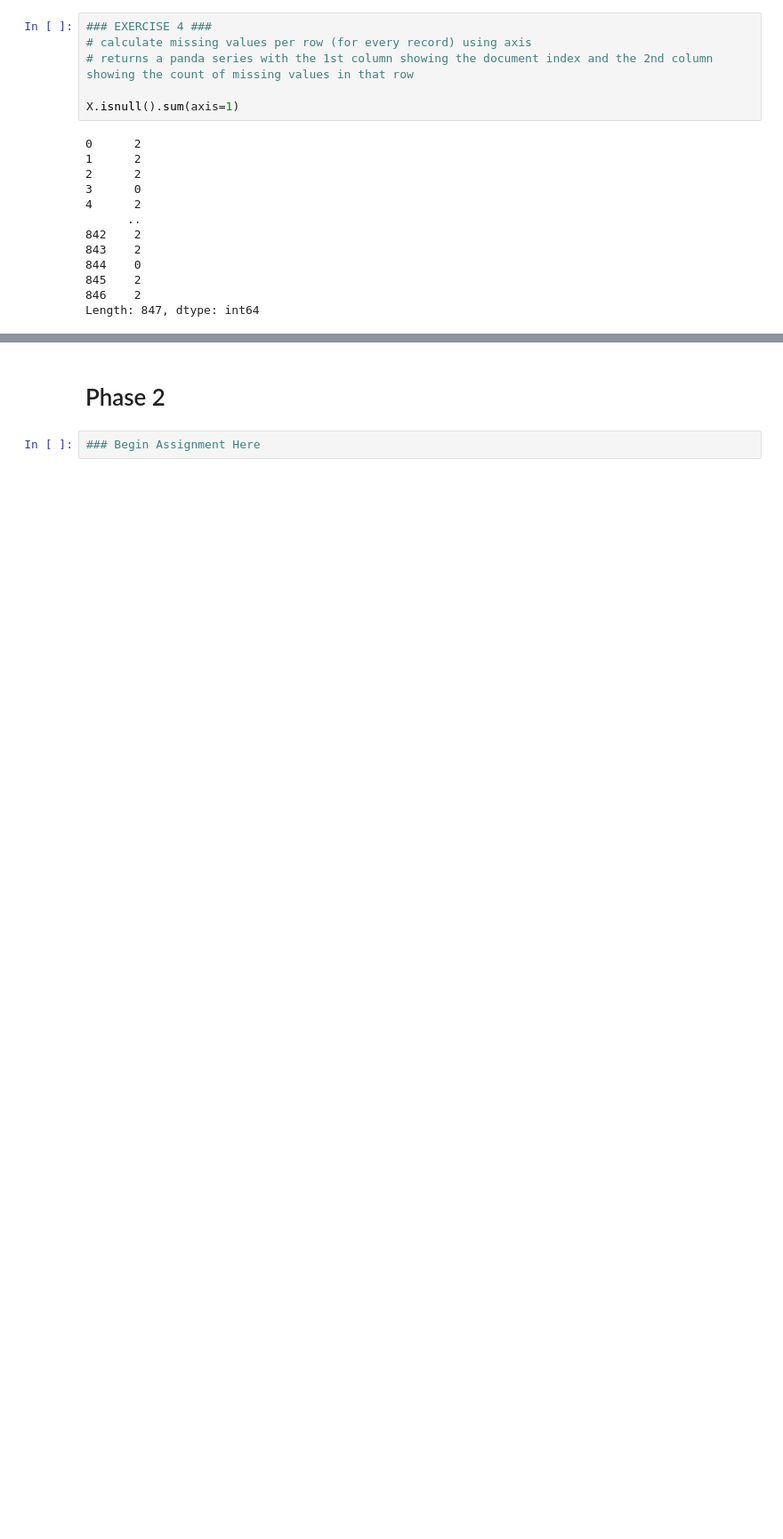
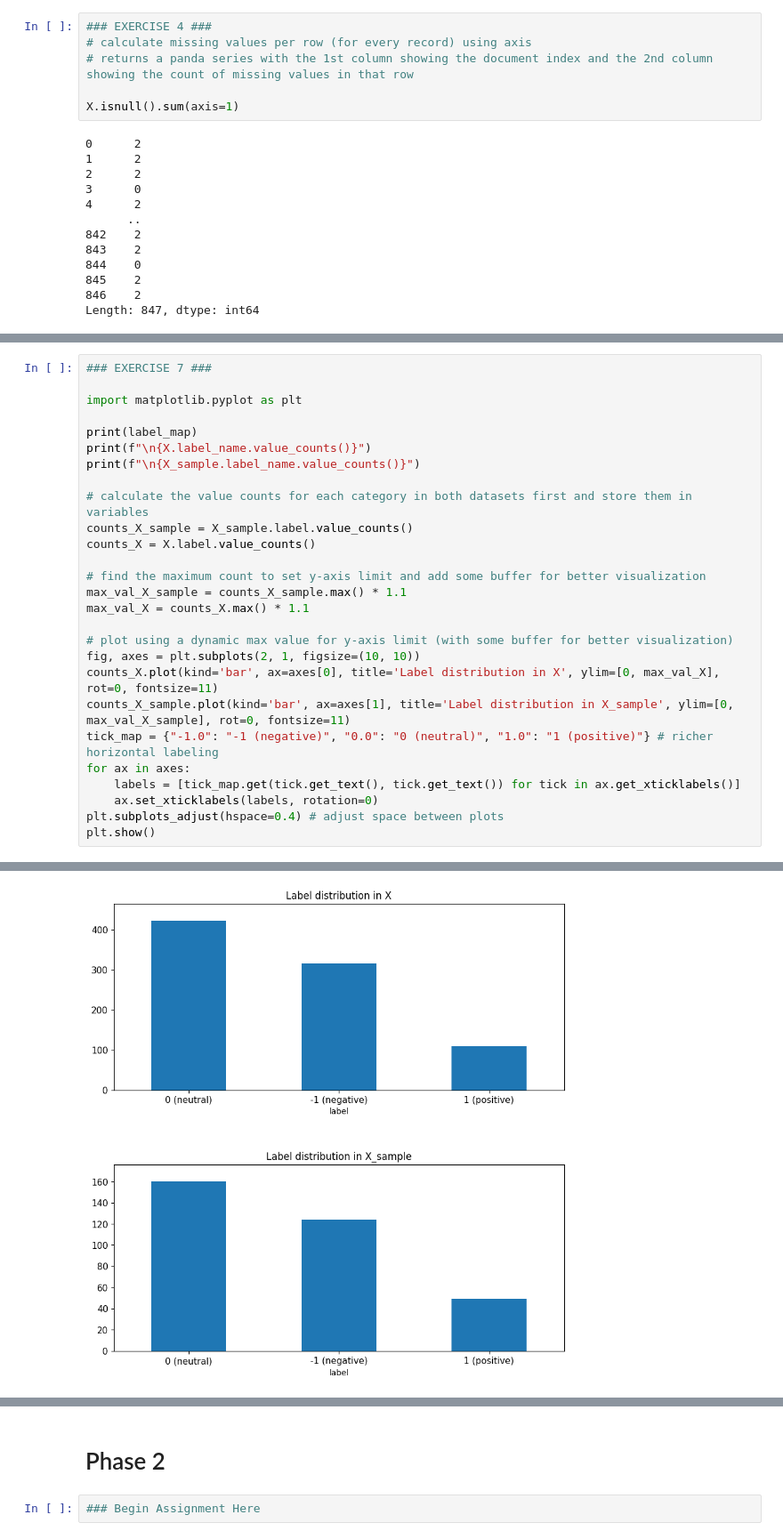
Before and after one commit to Deniz-Can/DM2025-Lab1-Exercise, a Jupyter notebook: DM2025-Lab1-Homework.ipynb, the cells around one changed output, grey strips where cells are left out. Shown at 89% size. Drawn from its saved outputs; the diff is of its cells as text; blank space fills up the shorter version.

```diff
--- a/DM2025-Lab1-Homework.ipynb
+++ b/DM2025-Lab1-Homework.ipynb
@@ -288,0 +342,28 @@ Length: 847, dtype: int64
+# %%
+### EXERCISE 7 ###
+
+import matplotlib.pyplot as plt
+
+print(label_map)
+print(f"\n{X.label_name.value_counts()}")
+print(f"\n{X_sample.label_name.value_counts()}")
+
+# calculate the value counts for each category in both datasets first and store them in variables
+counts_X_sample = X_sample.label.value_counts()
+counts_X = X.label.value_counts()
+
+# find the maximum count to set y-axis limit and add some buffer for better visualization
+max_val_X_sample = counts_X_sample.max() * 1.1
+max_val_X = counts_X.max() * 1.1
+
+# plot using a dynamic max value for y-axis limit (with some buffer for better visualization)
+fig, axes = plt.subplots(2, 1, figsize=(10, 10))
+counts_X.plot(kind='bar', ax=axes[0], title='Label distribution in X', ylim=[0, max_val_X], rot=0, fontsize=11)
+counts_X_sample.plot(kind='bar', ax=axes[1], title='Label distribution in X_sample', ylim=[0, max_val_X_sample], rot=0, fontsize=11)
+tick_map = {"-1.0": "-1 (negative)", "0.0": "0 (neutral)", "1.0": "1 (positive)"} # richer horizontal labeling
+for ax in axes:
+    labels = [tick_map.get(tick.get_text(), tick.get_text()) for tick in ax.get_xticklabels()]
+    ax.set_xticklabels(labels, rotation=0)
+plt.subplots_adjust(hspace=0.4) # adjust space between plots
+plt.show()
+# %% [output]
@@ -288,0 +383 @@ Length: 847, dtype: int64
+[figure, added]
```
Also changed, not shown: parts of 6 cells of this notebook.
